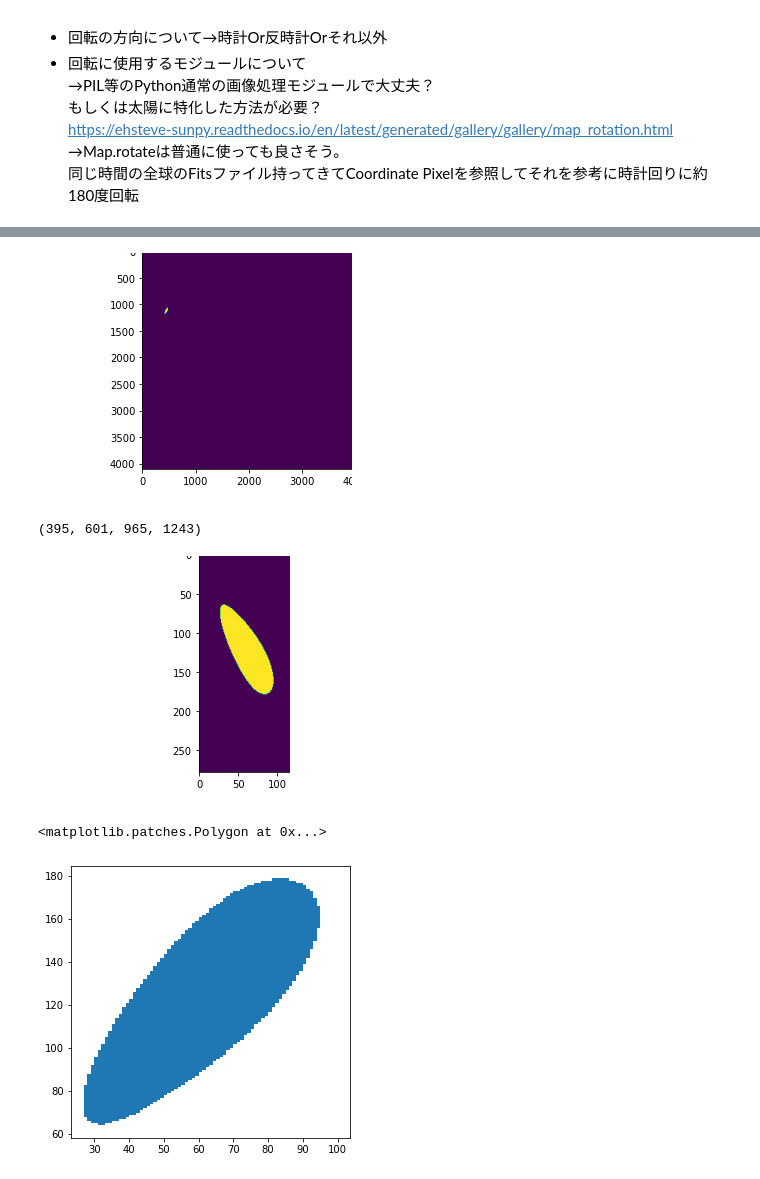
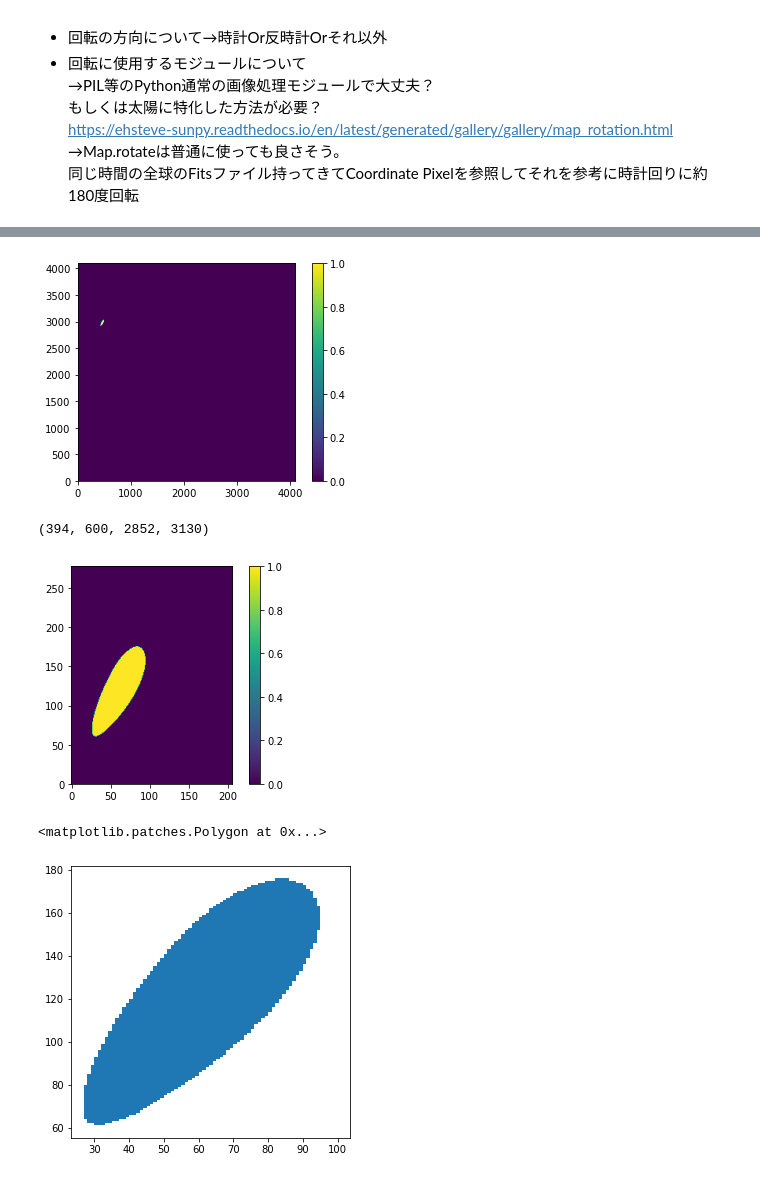
Before and after one commit to akisen/Predict_Solar_Flare_Mrcnn, a Jupyter notebook: src_dataset/Convert_bitmap_to_polygon.ipynb, the cells around one changed output, grey strips where cells are left out. Drawn from its saved outputs; the diff is of its cells as text; code cells hidden in the pictures.

```diff
--- a/src_dataset/Convert_bitmap_to_polygon.ipynb
+++ b/src_dataset/Convert_bitmap_to_polygon.ipynb
@@ -297,37 +240,38 @@ angle = -1* mask_map.meta["crota2"]
 scale = 1.0
 trans = cv2.getRotationMatrix2D(center,angle,scale)
 image2 = cv2.warpAffine(padded_map.astype("int16"),trans,(width,height))
+image2 = np.flipud(image2)
 # %%
 plt.figure(1)
 ax = plt.subplot(1,1,1)
-# ax.set_ylim([0,len(image2)])
+ax.set_ylim([0,len(image2)])
 im =ax.imshow(image2)
 plt.colorbar(im)
 # ax.imshow(mask_map.data)
 plt.show()
 # %% [output]
-[figure, old version]
+[figure, new version]
 # %%
 # もともとの画像サイズが大きすぎてうまくPolygon化できないので切り出してからPolygon化をしてみる
 from PIL import Image
 left = int(full_disk_coord-mask_ur[0])
 right = int(full_disk_coord-mask_ll[0])
-lower = int(mask_ll[1])
-upper = int(mask_ur[1])
+lower = int(full_disk_coord-mask_ur[1])
+upper = int(full_disk_coord-mask_ll[1])
 rotated_ar_map = image2[lower:upper,left:right]
 left,right,lower,upper
 # %% [output]
-(395, 601, 965, 1243)
+(394, 600, 2852, 3130)
 # %%
 plt.figure(1)
 ax = plt.subplot(1,1,1)
-# ax.set_ylim([0,len(image2)])
+ax.set_ylim([0,upper-lower])
 im =ax.imshow(rotated_ar_map)
 plt.colorbar(im)
 # ax.imshow(mask_map.data)
 plt.show()
 # %% [output]
-[figure, old version]
+[figure, new version]
 # %%
 
 import rasterio
@@ -350,7 +294,7 @@ p = pat.Polygon(xy = rotated_mask[0]["coordinates"][0])
 ax.add_patch(p)
 # %% [output]
 <matplotlib.patches.Polygon at 0x...>
-[figure, old version]
+[figure, new version]
 # %%
 rotated_mask_fixed =[]
 for coord in rotated_mask[0]["coordinates"][0]:
```
Also changed, not shown: parts of 15 cells of this notebook, 1 other file.
